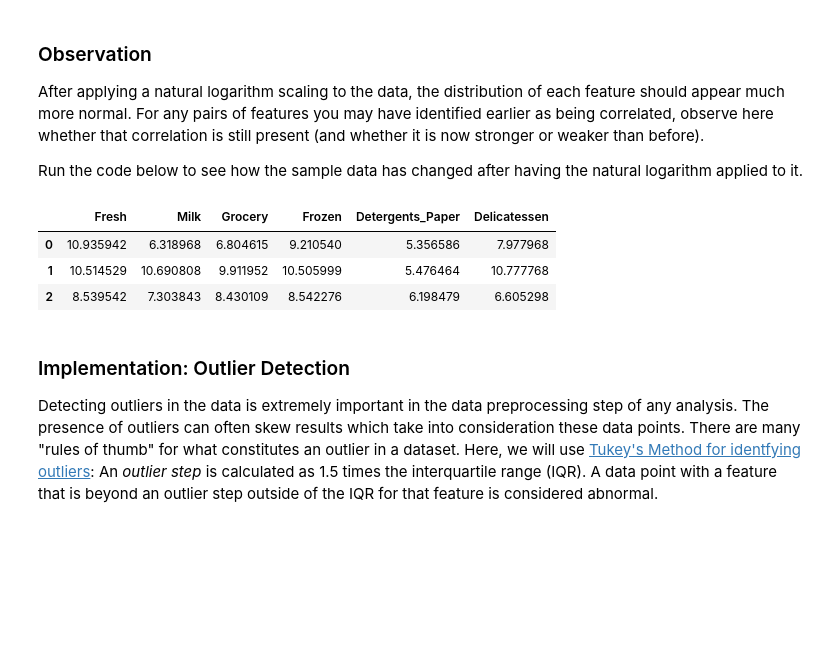
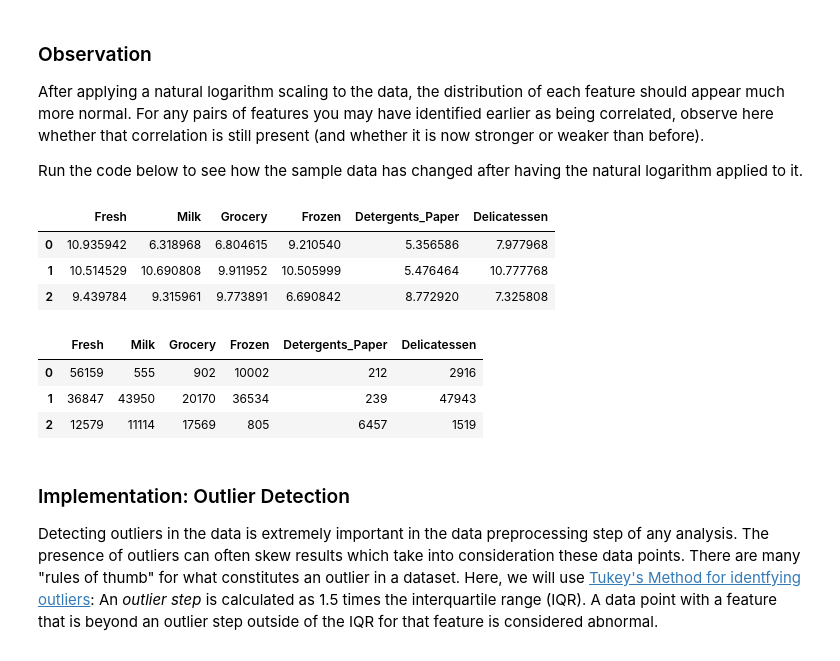
Before and after one commit to er1shivam/CustomerSegments, a Jupyter notebook: customer_segments.ipynb, the cells around one changed output. Cells and saved outputs as stored; diff of their text form; code cells hidden in the pictures; blank space fills up the shorter version.

```diff
--- a/customer_segments.ipynb
+++ b/customer_segments.ipynb
@@ -61,7 +61,7 @@ display(data.describe())
 To get a better understanding of the customers and how their data will transform through the analysis, it would be best to select a few sample data points and explore them in more detail. In the code block below, add **three** indices of your choice to the `indices` list which will represent the customers to track. It is suggested to try different sets of samples until you obtain customers that vary significantly from one another.
 # %%
 # TODO: Select three indices of your choice you wish to sample from the dataset
-indices = [39,183,329]
+indices = [39,183,111]
 # Create a DataFrame of the chosen samples
 samples = pd.DataFrame(data.loc[indices], columns = data.keys()).reset_index(drop = True)
 print "Chosen samples of wholesale customers dataset:"
@@ -239,12 +239,17 @@ After applying a natural logarithm scaling to the data, the distribution of each
 Run the code below to see how the sample data has changed after having the natural logarithm applied to it.
 # %%
 # Display the log-transformed sample data
-log_samples
+display(log_samples)
+display(samples)
 # %% [output]
 |  | Fresh | Milk | Grocery | Frozen | Detergents_Paper | Delicatessen |
 | 0 | 10.935942 | 6.318968 | 6.804615 | 9.210540 | 5.356586 | 7.977968 |
 | 1 | 10.514529 | 10.690808 | 9.911952 | 10.505999 | 5.476464 | 10.777768 |
-| 2 | 8.539542 | 7.303843 | 8.430109 | 8.542276 | 6.198479 | 6.605298 |
+| 2 | 9.439784 | 9.315961 | 9.773891 | 6.690842 | 8.772920 | 7.325808 |
+|  | Fresh | Milk | Grocery | Frozen | Detergents_Paper | Delicatessen |
+| 0 | 56159 | 555 | 902 | 10002 | 212 | 2916 |
+| 1 | 36847 | 43950 | 20170 | 36534 | 239 | 47943 |
+| 2 | 12579 | 11114 | 17569 | 805 | 6457 | 1519 |
 # %% [markdown]
 ### Implementation: Outlier Detection
 Detecting outliers in the data is extremely important in the data preprocessing step of any analysis. The presence of outliers can often skew results which take into consideration these data points. There are many "rules of thumb" for what constitutes an outlier in a dataset. Here, we will use [Tukey's Method for identfying outliers](http://datapigtechnologies.com/blog/index.php/highlighting-outliers-in-your-data-with-the-tukey-method/): An *outlier step* is calculated as 1.5 times the interquartile range (IQR). A data point with a feature that is beyond an outlier step outside of the IQR for that feature is considered abnormal.
```
Also changed, not shown: parts of 28 cells of this notebook.
